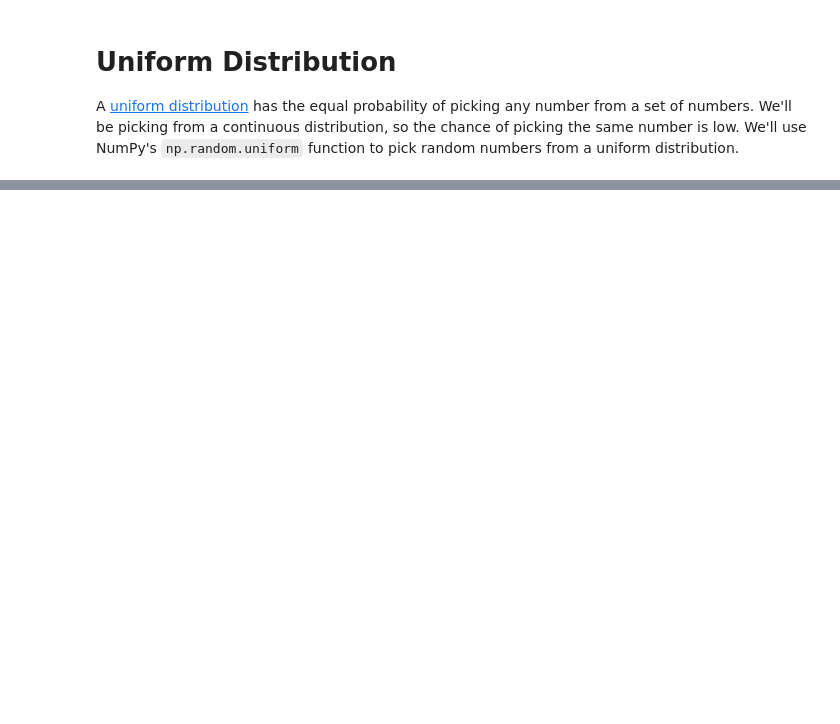
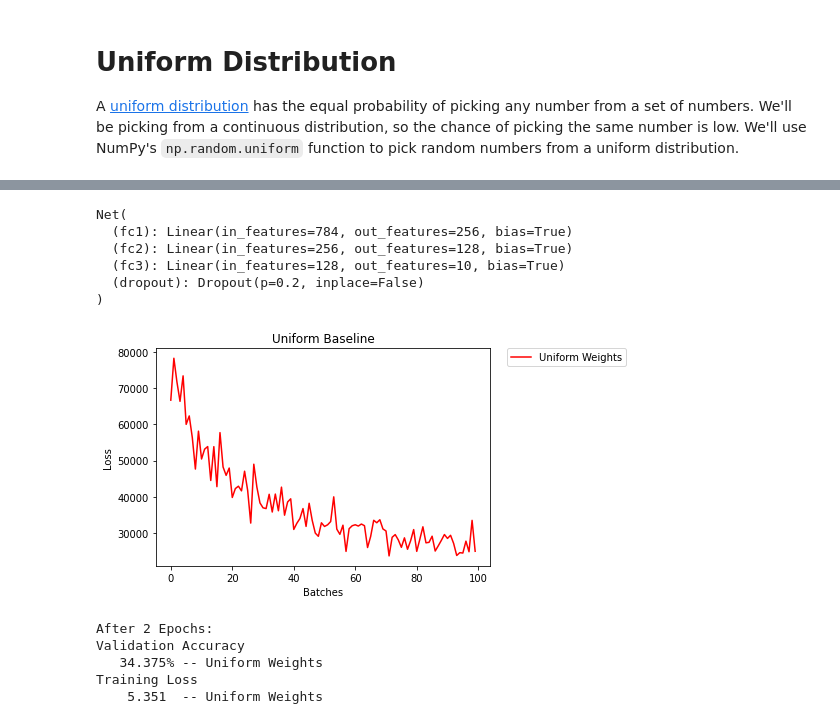
Before and after one commit to purvasingh96/Deep-learning-with-neural-networks, a Jupyter notebook: Chapter-wise code/Code - PyTorch/2. Convolution Neural Networks/7. Weight Initialization Strategies/Weight_initialization.ipynb, the cells around one changed output, grey strips where cells are left out. Cells and saved outputs as stored; diff of their text form; code cells hidden in the pictures; blank space fills up the shorter version.

```diff
--- a/Chapter-wise code/Code - PyTorch/2. Convolution Neural Networks/7. Weight Initialization Strategies/Weight_initialization.ipynb
+++ b/Chapter-wise code/Code - PyTorch/2. Convolution Neural Networks/7. Weight Initialization Strategies/Weight_initialization.ipynb
@@ -142,0 +175,23 @@ A [uniform distribution](https://en.wikipedia.org/wiki/Uniform_distribution) has
+# %%
+model_uniform = Net()
+model_uniform.apply(weights_init_uniform)
+# %% [output]
+Net(
+  (fc1): Linear(in_features=784, out_features=256, bias=True)
+  (fc2): Linear(in_features=256, out_features=128, bias=True)
+  (fc3): Linear(in_features=128, out_features=10, bias=True)
+  (dropout): Dropout(p=0.2, inplace=False)
+)
+# %%
+# evaluate behaviour
+helpers.compare_init_weights([(model_uniform, 'Uniform Weights')],
+                             'Uniform Baseline',
+                             train_loader,
+                             valid_loader)
+# %% [output]
+[figure, added]
+After 2 Epochs:
+Validation Accuracy
+   34.375% -- Uniform Weights
+Training Loss
+    5.351  -- Uniform Weights
```
Also changed, not shown: parts of 10 cells of this notebook.
